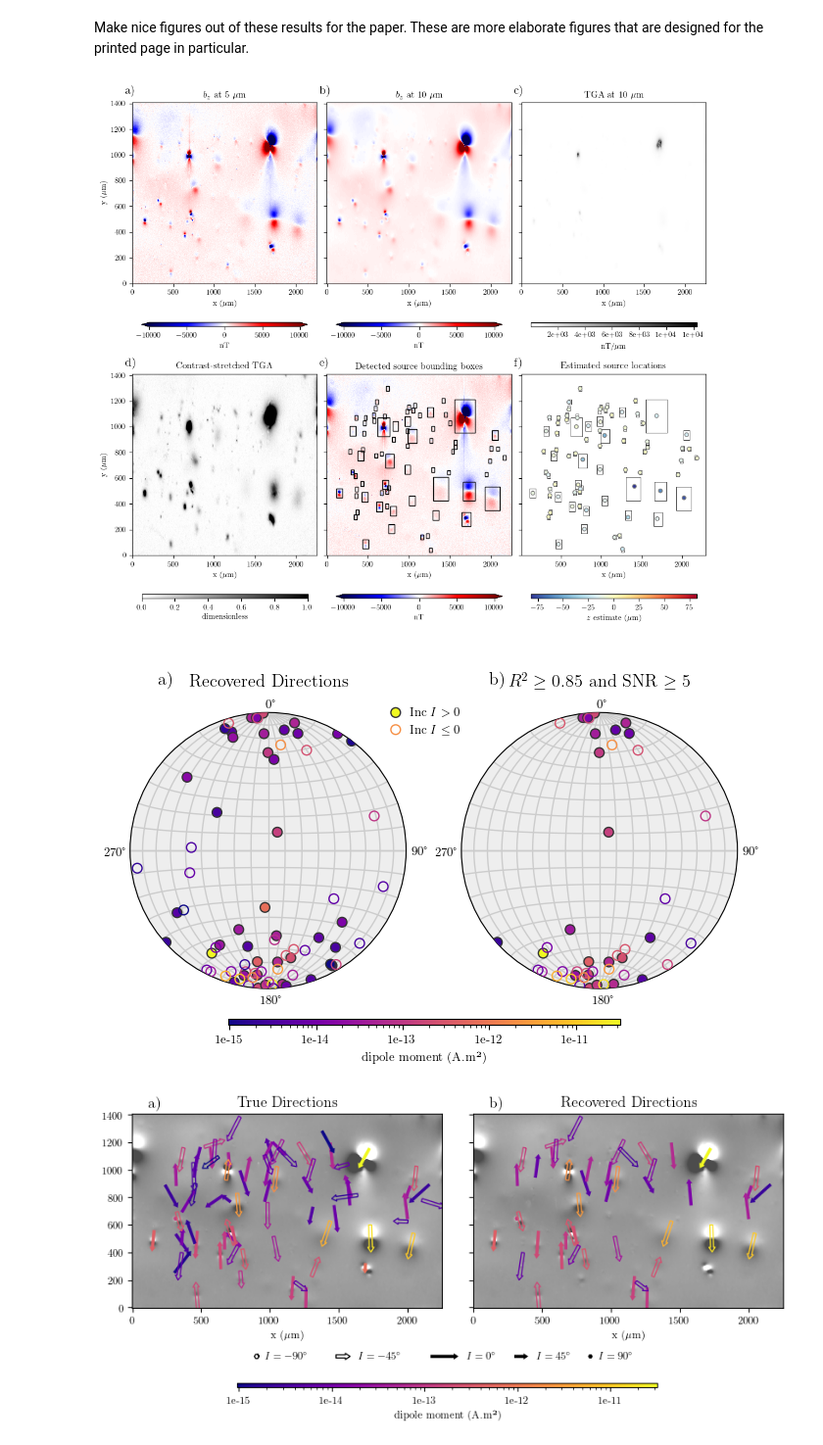
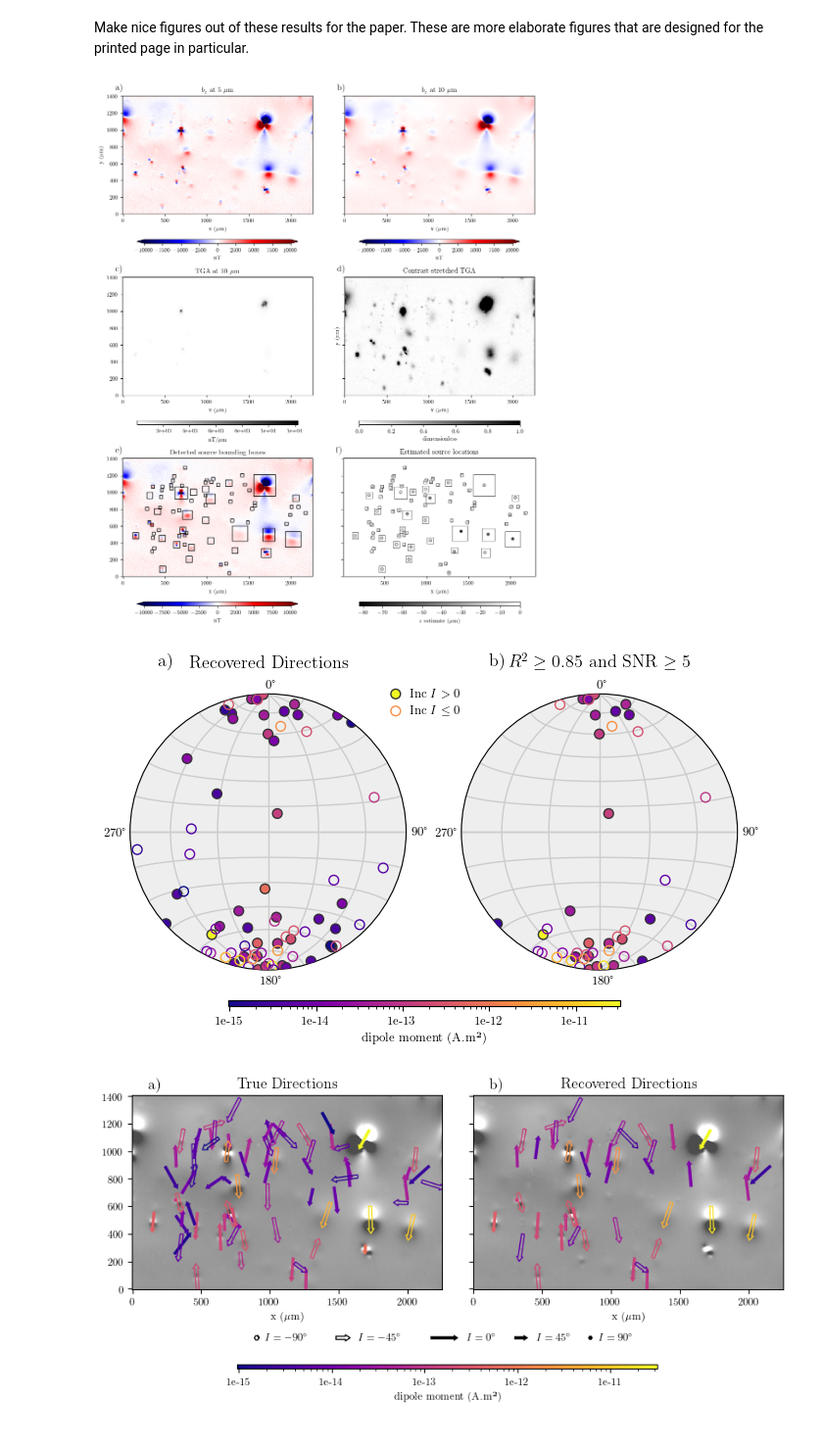
Before and after one commit to compgeolab/micromag-euler-dipole, a Jupyter notebook: code/03_real_data.ipynb, the cells around one changed output. Shown at 98% size. Cells and saved outputs as stored; diff of their text form; code cells hidden in the pictures.

Commit message:
Update codes for real and synthetic data, along with their images

```diff
--- a/code/03_real_data.ipynb
+++ b/code/03_real_data.ipynb
@@ -380,12 +379,12 @@ vmax=+10000
 vmin=-10000
 with plt.rc_context(mpl_rc):
 
-    fig, axes = plt.subplots(2, 3, figsize=(10, 9), sharey="row")
+    fig, axes = plt.subplots(3, 2, figsize=(12, 12), sharey="row")
     axes = axes.ravel()
-    cbar_kwargs = dict(orientation="horizontal", aspect=40, pad=0.15, shrink=0.9)
+    cbar_kwargs = dict(orientation="horizontal", aspect=40, pad=0.15, shrink=0.5)
 
     ax = axes[0]
-    ax.set_aspect("auto")
+    ax.set_aspect("equal")
     ax.set_title(f"$b_z$ at {sensor_sample_distance:.0f} $\mu$m")
     ax.set_xlabel("x ($\mu$m)")
     ax.set_ylabel("y ($\mu$m)")
@@ -394,21 +393,21 @@ with plt.rc_context(mpl_rc):
 
 
     ax = axes[1]
-    ax.set_aspect("auto")
+    ax.set_aspect("equal")
     ax.set_title(f"$b_z$ at {sensor_sample_distance + height_difference:.0f} $\mu$m")
     ax.set_xlabel("x ($\mu$m)")
     tmp = data_up.bz.plot.pcolormesh(ax=ax, cmap="seismic", add_colorbar=False, add_labels=False, vmax=vmax, vmin=vmin)
     fig.colorbar(tmp, ax=ax, label="nT", **cbar_kwargs,  extend='both')
 
     ax = axes[2]
-    ax.set_aspect("auto")
+    ax.set_aspect("equal")
     ax.set_title(f"TGA at {sensor_sample_distance + height_difference:.0f} $\mu$m")
     ax.set_xlabel("x ($\mu$m)")
     tmp = data_up.tga.plot.pcolormesh(ax=ax, cmap="gray_r", add_colorbar=False, add_labels=False)
     fig.colorbar(tmp, ax=ax, label="nT/$\mu$m", **cbar_kwargs, format="%.0e")
 
     ax = axes[3]
-    ax.set_aspect("auto")
+    ax.set_aspect("equal")
     ax.set_title(f"Contrast-stretched TGA")
     ax.set_xlabel("x ($\mu$m)")
     ax.set_ylabel("y ($\mu$m)")
@@ -416,7 +415,7 @@ with plt.rc_context(mpl_rc):
     fig.colorbar(tmp, ax=ax, label="dimensionless", **cbar_kwargs)
 
     ax = axes[4]
-    ax.set_aspect("auto")
+    ax.set_aspect("equal")
     ax.set_title(f"Detected source bounding boxes")
     ax.set_xlabel("x ($\mu$m)")
     tmp = data.bz.plot.pcolormesh(ax=ax, cmap="seismic", add_colorbar=False, add_labels=False, vmax=vmax, vmin=vmin)
@@ -432,37 +431,37 @@ with plt.rc_context(mpl_rc):
         )
         ax.add_patch(rect)
 
 
     ax = axes[5]
-    ax.set_aspect("auto")
+    ax.set_aspect("equal")
     ax.set_title(f"Estimated source locations")
     ax.set_xlabel("x ($\mu$m)")
     scale = 100
 #     tmp = data_up.bz.plot.pcolormesh(ax=ax, cmap="gray_r",  add_colorbar=False, add_labels=False)
     for window in windows_filtered:
         rect = matplotlib.patches.Rectangle(
             xy=[window[0], window[2]],
             width=window[1] - window[0],
             height=window[3] - window[2],
             edgecolor="k",
             fill=False,
             linewidth=0.5,
         )
         ax.add_patch(rect)
     scale = vd.maxabs(positions[2])
-    tmp = ax.scatter(*positions[:2], c=positions[2], s=20, cmap="RdYlBu_r", vmin=-scale, vmax=scale, edgecolor='gray')
+    tmp = ax.scatter(*positions[:2], c=positions[2], s=20, cmap="gray", vmin=-scale, vmax=0, edgecolor='gray')
     fig.colorbar(tmp, ax=ax, label="$z$ estimate ($\mu$m)", **cbar_kwargs)
 
     for ax, letter in zip(axes, "a b c d e f".split()):
         ax.text(-0.04, 1.045, f"{letter})", transform=ax.transAxes, fontsize=14)
 
-    plt.tight_layout(pad=0, h_pad=0, w_pad=0.6)
+    plt.tight_layout(pad=0, h_pad=0, w_pad=-10)
 
     fig.savefig(fig_dir / "real-data.png", dpi=300, facecolor='w', bbox_inches='tight')
 
     plt.show()
 # %% [output]
-[figure, old version]
+[figure, new version]
 # %%
 with plt.rc_context(mpl_rc):
     fig = plt.figure(figsize=(8, 4))
@@ -518,7 +517,7 @@ with plt.rc_context(mpl_rc):
 
     plt.show()
 # %% [output]
-[figure, old version]
+[figure, new version]
 # %%
 with plt.rc_context(mpl_rc):
     fig = plt.figure(figsize=(10, 5))
```
Also changed, not shown: parts of 15 cells of this notebook, 3 other files.
